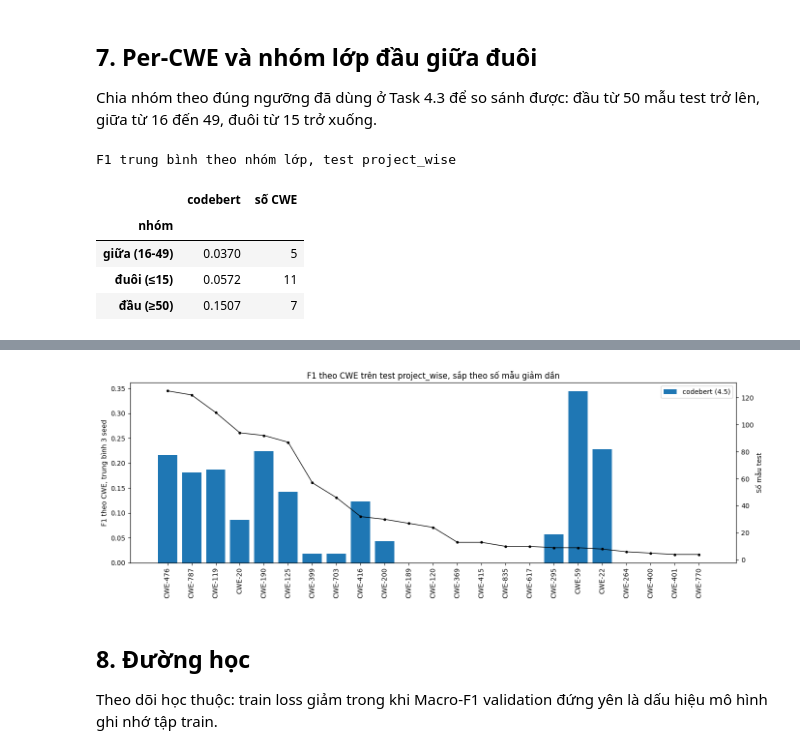
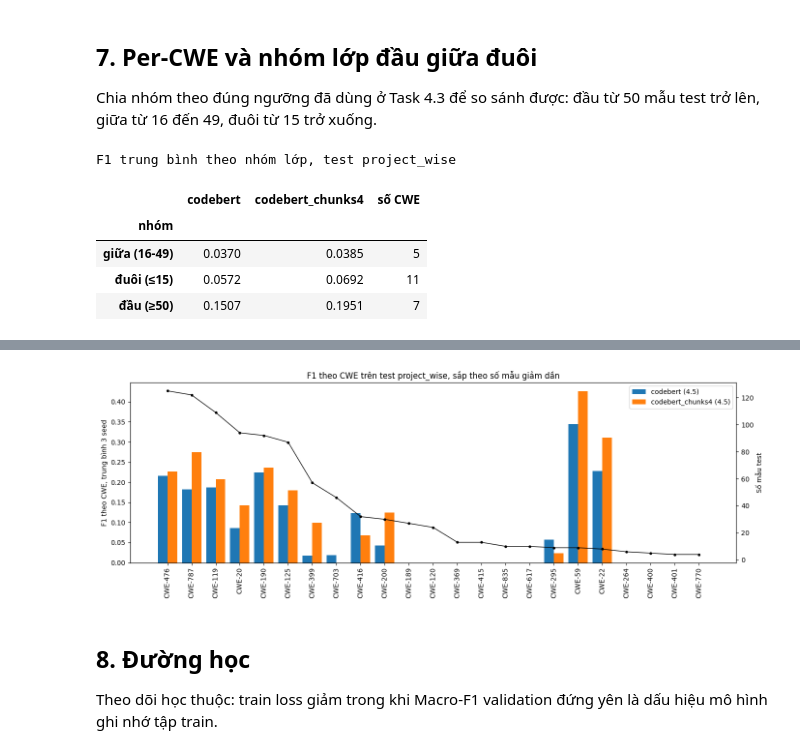
Before and after one commit to meo225/software-bug-detection-using-graphs, a Jupyter notebook: reports/graph/4_5_text_baseline_run.ipynb, the cells around one changed output, grey strips where cells are left out. Cells and saved outputs as stored; diff of their text form; code cells hidden in the pictures.

```diff
--- a/reports/graph/4_5_text_baseline_run.ipynb
+++ b/reports/graph/4_5_text_baseline_run.ipynb
@@ -230,13 +244,24 @@ Hàm cần nhiều hơn một đoạn: 58.4%
 # %%
 if RUN_EXPERIMENTS:
     OUT_DIR.mkdir(parents=True, exist_ok=True)
-    for name in MODELS_RUN:
-        target = OUT_DIR / name
+    if REUSE_COMMITTED_RUNS:
+        committed = REPO_DIR / "reports" / "graph" / "4_5_results" / "runs"
+        for spec in RUN_SPECS:
+            source, target = committed / spec["name"], OUT_DIR / spec["name"]
+            if source.is_dir() and not target.exists():
+                shutil.copytree(source, target)
+                log = committed / f"{spec['name']}.log"
+                if log.is_file():
+                    shutil.copy2(log, OUT_DIR / log.name)
+                print(f"Dùng lại kết quả đã commit cho {spec['name']}")
+    for spec in RUN_SPECS:
+        target = OUT_DIR / spec["name"]
         if target.exists() and any(target.iterdir()):
-            print(f"Bỏ qua {name}, đã có kết quả")
+            print(f"Bỏ qua {spec['name']}, đã có kết quả")
             continue
         run_script("scripts/train_text.py",
                    ["--dataset", str(TEXT_DATASET), "--out-dir", str(target),
-                    "--dataset-id", TEXT_DATASET.parent.name, *tx.arguments(name)],
-                   OUT_DIR / f"{name}.log")
+                    "--dataset-id", TEXT_DATASET.parent.name,
+                    *tx.arguments(spec["model"], **spec["overrides"])],
+                   OUT_DIR / f"{spec['name']}.log")
 # %% [output]
@@ -277,10 +302,12 @@ if RUN_EXPERIMENTS:
             raise FileNotFoundError(f"Không thấy results.csv nào trong {root}")
         return pd.concat(frames, ignore_index=True)
 
-    runs = read_runs(READ_ROOT, MODELS_RUN)
-    summary = (runs.pivot_table(index="run", columns=["split", "protocol"],
-                                values="macro_f1", aggfunc=["mean", "std"])
+    runs = read_runs(READ_ROOT, RUN_NAMES)
+    # ddof=0 cho khớp với mọi bảng khác của đồ án; mặc định của pandas là ddof=1.
+    summary = (runs.pivot_table(index="run", columns=["split", "protocol"], values="macro_f1",
+                                aggfunc=["mean", lambda s: s.std(ddof=0)])
                .round(4))
+    summary.columns = summary.columns.set_levels(["mean", "std"], level=0)
     display(summary)
 
     per_seed = (runs[runs.split == "test"]
@@ -395,7 +428,7 @@ if RUN_EXPERIMENTS:
                 frames.append(frame)
         return pd.concat(frames, ignore_index=True)
 
-    per_class = read_per_class(READ_ROOT, MODELS_RUN)
+    per_class = read_per_class(READ_ROOT, RUN_NAMES)
     focus = per_class[(per_class.split == "test") & (per_class.protocol == "project_wise")]
     by_cwe = focus.groupby(["run", "cwe"]).agg(f1=("f1", "mean"), support=("support", "max")).reset_index()
     support = by_cwe.groupby("cwe").support.max()
@@ -417,17 +450,17 @@ if RUN_EXPERIMENTS:
 
     order = support.sort_values(ascending=False).index.tolist()
     fig, axis = plt.subplots(figsize=(14, 5))
-    width = 0.8 / max(len(MODELS_RUN), 1)
+    width = 0.8 / max(len(RUN_NAMES), 1)
     positions = np.arange(len(order))
-    for index, name in enumerate(MODELS_RUN):
+    for index, name in enumerate(RUN_NAMES):
         values = by_cwe[by_cwe.run == name].set_index("cwe").reindex(order).f1.fillna(0)
         axis.bar(positions + index * width, values, width, label=f"{name} (4.5)")
-    axis.set_xticks(positions + width * (len(MODELS_RUN) - 1) / 2)
+    axis.set_xticks(positions + width * (len(RUN_NAMES) - 1) / 2)
     axis.set_xticklabels(order, rotation=90)
     axis.set_ylabel("F1 theo CWE, trung bình 3 seed")
     axis.set_title("F1 theo CWE trên test project_wise, sắp theo số mẫu giảm dần")
     twin = axis.twinx()
-    twin.plot(positions + width * (len(MODELS_RUN) - 1) / 2, support.reindex(order).values,
+    twin.plot(positions + width * (len(RUN_NAMES) - 1) / 2, support.reindex(order).values,
               color="black", marker="o", markersize=3, linewidth=1)
     twin.set_ylabel("Số mẫu test")
     axis.legend(loc="upper right")
@@ -437,9 +470,9 @@ if RUN_EXPERIMENTS:
     by_cwe.to_csv(FIG_DIR / "per_cwe.csv", index=False)
 # %% [output]
 F1 trung bình theo nhóm lớp, test project_wise
-|  | codebert | số CWE |
-| nhóm |  |  |
-| giữa (16-49) | 0.0370 | 5 |
-| đuôi (≤15) | 0.0572 | 11 |
-| đầu (≥50) | 0.1507 | 7 |
+|  | codebert | codebert_chunks4 | số CWE |
+| nhóm |  |  |  |
+| giữa (16-49) | 0.0370 | 0.0385 | 5 |
+| đuôi (≤15) | 0.0572 | 0.0692 | 11 |
+| đầu (≥50) | 0.1507 | 0.1951 | 7 |
 Số CWE có F1 test bằng 0 trên 23, theo từng seed:
@@ -450,4 +486,4 @@ codebert  42      11
-[figure, old version]
+[figure, new version]
 # %% [markdown]
 ## 8. Đường học
 
```
Also changed, not shown: parts of 10 cells of this notebook, 16 other files.
